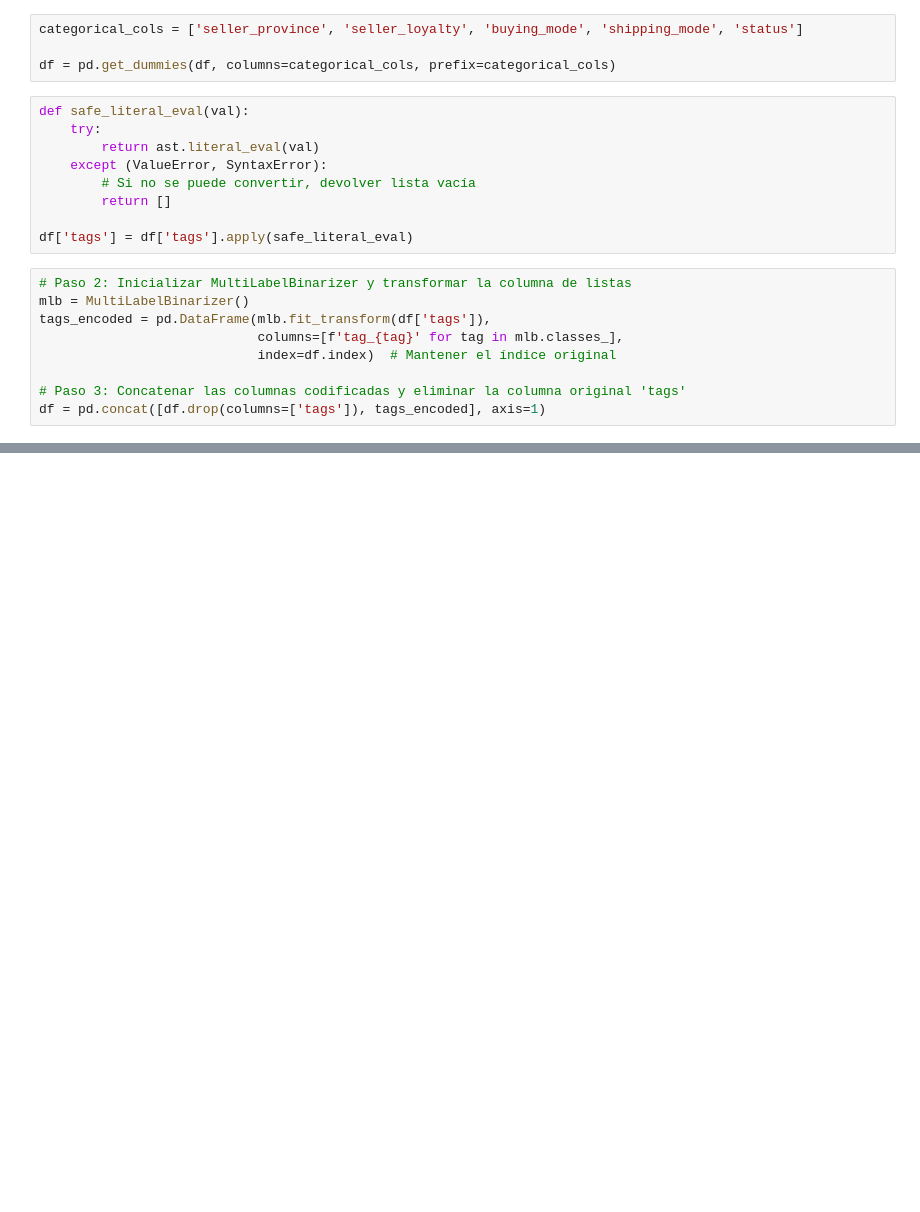
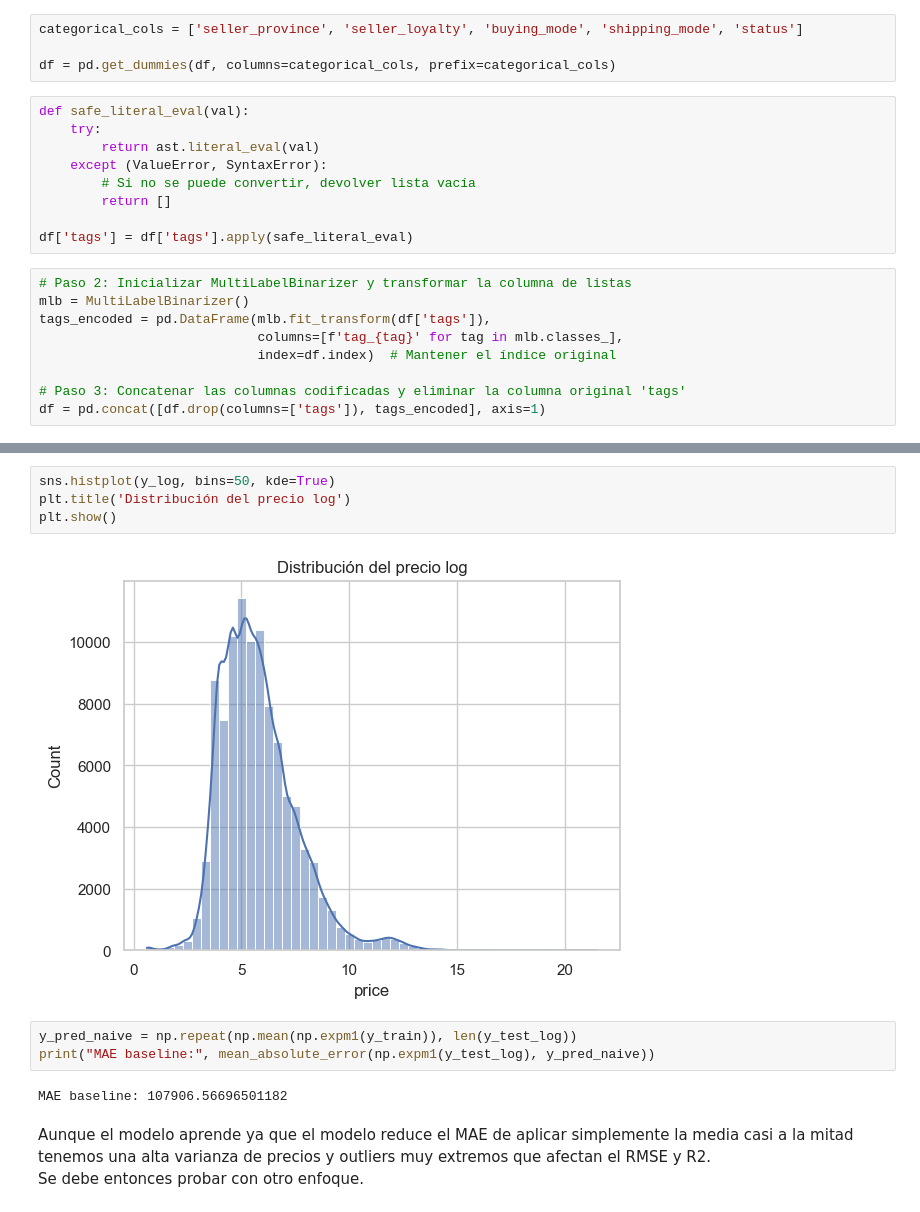
Before and after one commit to LinaAguilar/mercado-libre-data-scientist-prueba, a Jupyter notebook: notebooks/exploracion.ipynb, the cells around one changed output, grey strips where cells are left out. Cells and saved outputs as stored; diff of their text form; blank space fills up the shorter version.

```diff
--- a/notebooks/exploracion.ipynb
+++ b/notebooks/exploracion.ipynb
@@ -294,0 +519,14 @@ df = pd.concat([df.drop(columns=['tags']), tags_encoded], axis=1)
+# %%
+sns.histplot(y_log, bins=50, kde=True)
+plt.title('Distribución del precio log')
+plt.show()
+# %% [output]
+[figure, added]
+# %%
+y_pred_naive = np.repeat(np.mean(np.expm1(y_train)), len(y_test_log))
+print("MAE baseline:", mean_absolute_error(np.expm1(y_test_log), y_pred_naive))
+# %% [output]
+MAE baseline: 107906.56696501182
+# %% [markdown]
+Aunque el modelo aprende ya que el modelo reduce el MAE de aplicar simplemente la media casi a la mitad tenemos una alta varianza de precios y outliers muy extremos que afectan el RMSE y R2.
+Se debe entonces probar con otro enfoque.
```
Also changed, not shown: parts of 39 cells of this notebook, 15 other files.
